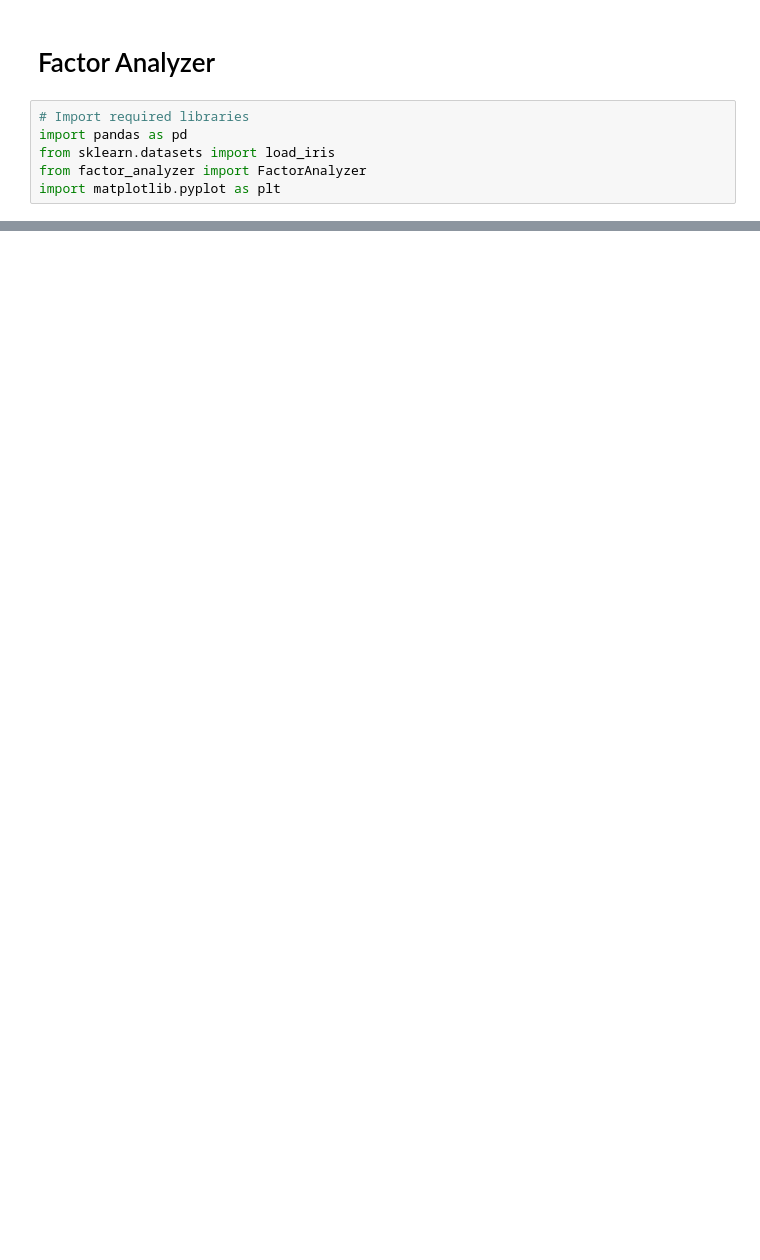
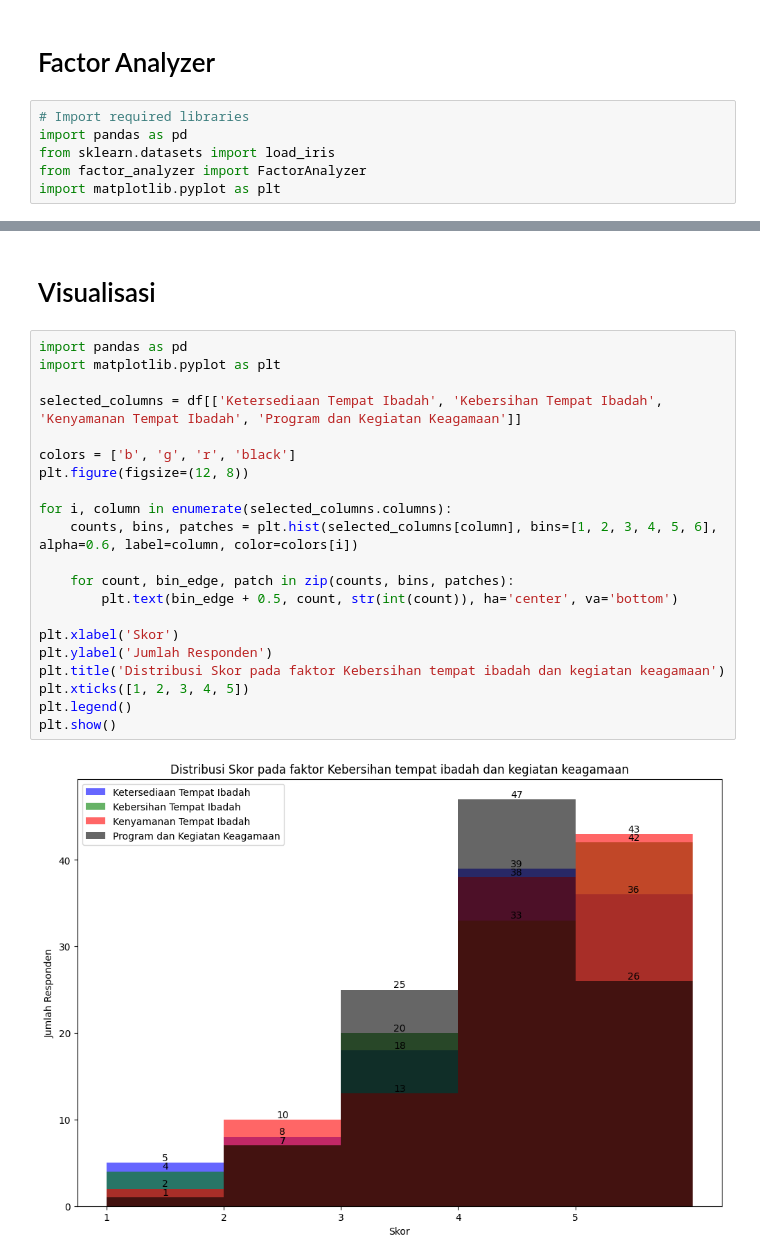
Before and after one commit to bagascahyafb/Project-Survey, a Jupyter notebook: Code Data Hasil Survey.ipynb, the cells around one changed output, grey strips where cells are left out. Drawn from its saved outputs; the diff is of its cells as text; blank space fills up the shorter version.

```diff
--- a/Code Data Hasil Survey.ipynb
+++ b/Code Data Hasil Survey.ipynb
@@ -233,0 +229,25 @@ array([[ 0.44425573,  0.09346662,  0.05731508],
+# %% [markdown]
+# Visualisasi
+# %%
+import pandas as pd
+import matplotlib.pyplot as plt
+
+selected_columns = df[['Ketersediaan Tempat Ibadah', 'Kebersihan Tempat Ibadah', 'Kenyamanan Tempat Ibadah', 'Program dan Kegiatan Keagamaan']]
+
+colors = ['b', 'g', 'r', 'black']
+plt.figure(figsize=(12, 8))
+
+for i, column in enumerate(selected_columns.columns):
+    counts, bins, patches = plt.hist(selected_columns[column], bins=[1, 2, 3, 4, 5, 6], alpha=0.6, label=column, color=colors[i])
+
+    for count, bin_edge, patch in zip(counts, bins, patches):
+        plt.text(bin_edge + 0.5, count, str(int(count)), ha='center', va='bottom')
+
+plt.xlabel('Skor')
+plt.ylabel('Jumlah Responden')
+plt.title('Distribusi Skor pada faktor Kebersihan tempat ibadah dan kegiatan keagamaan')
+plt.xticks([1, 2, 3, 4, 5])
+plt.legend()
+plt.show()
+# %% [output]
+[figure, added]
```
Also changed, not shown: parts of 18 cells of this notebook.
